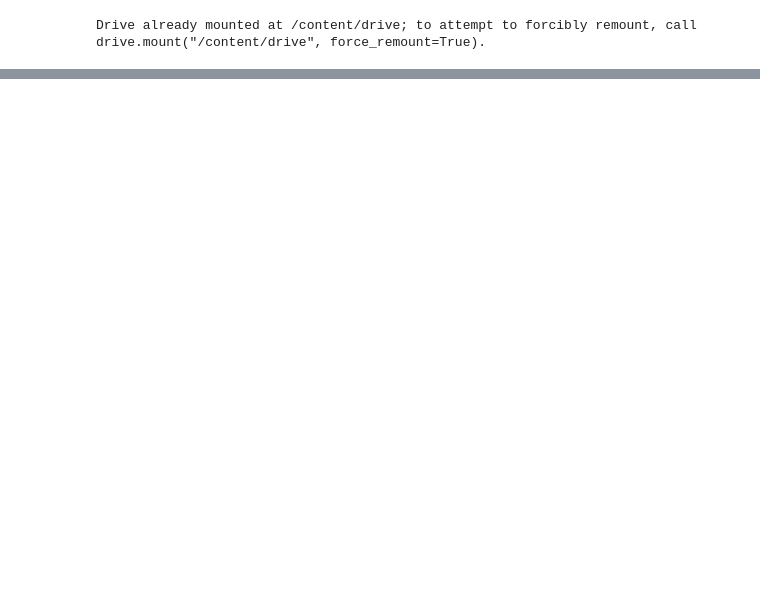
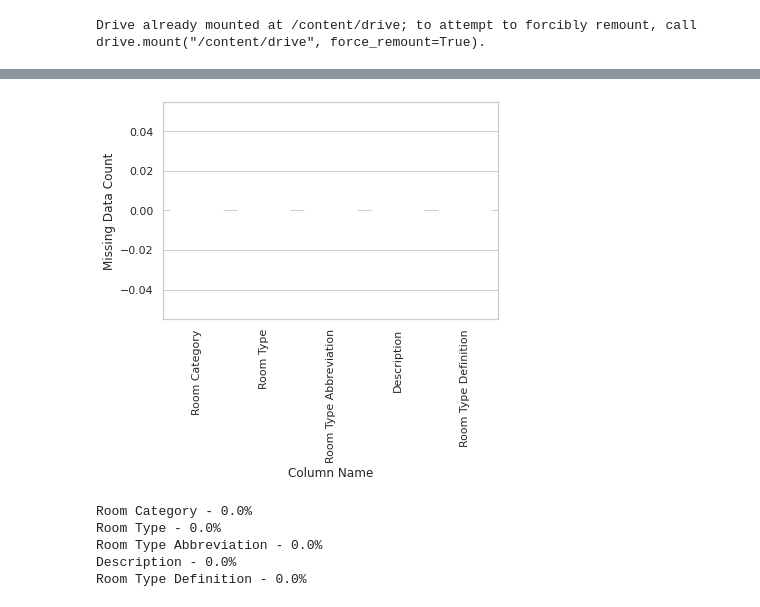
Before and after one commit to abhinavcreed13/project-space-optimisation-group-3, a Jupyter notebook: notebooks/data-preprocessing.ipynb, the cells around one changed output, grey strips where cells are left out. Saved outputs shown, nothing was run; the diff lists cells and outputs as text; code cells hidden in the pictures; blank space fills up the shorter version.

```diff
--- a/notebooks/data-preprocessing.ipynb
+++ b/notebooks/data-preprocessing.ipynb
@@ -118,0 +127,9 @@ setdefaultmissingvalues(uom_space_df)
+# %%
+plot_data(rm_category_type_df)
+# %% [output]
+[figure, added]
+Room Category - 0.0%
+Room Type - 0.0%
+Room Type Abbreviation - 0.0%
+Description - 0.0%
+Room Type Definition - 0.0%
```
Also changed, not shown: parts of 72 cells of this notebook, 1 other file.
